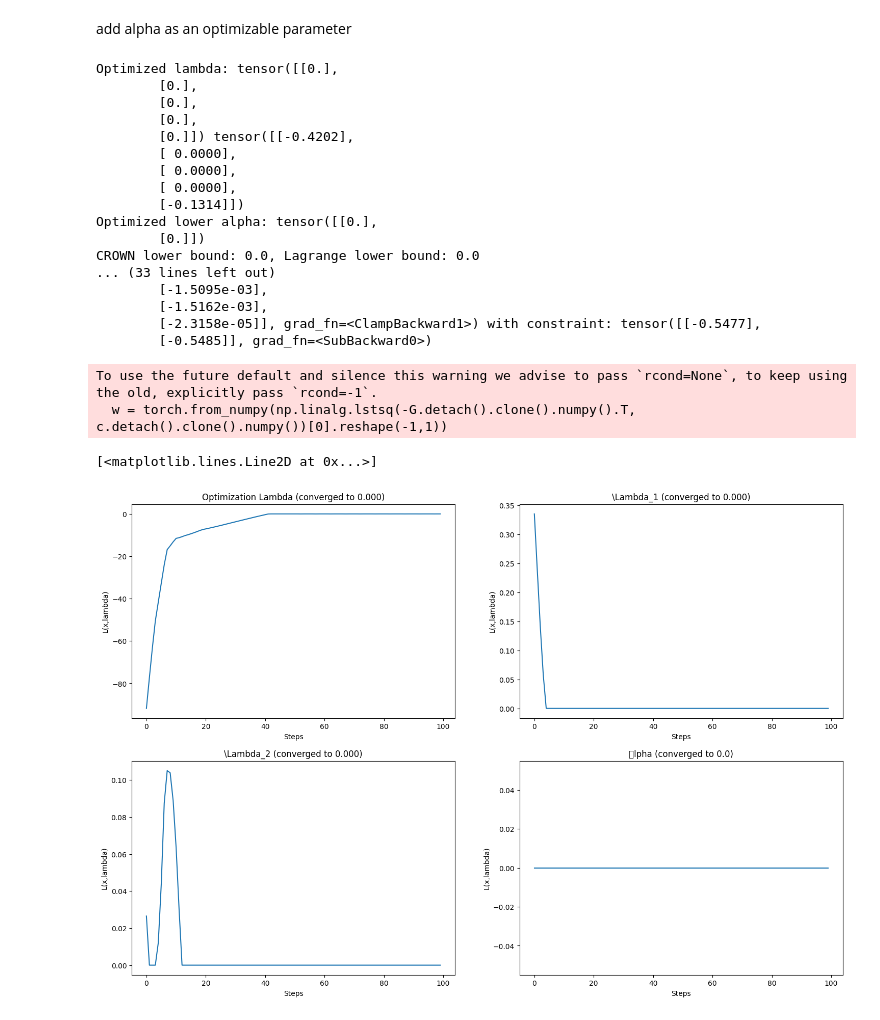
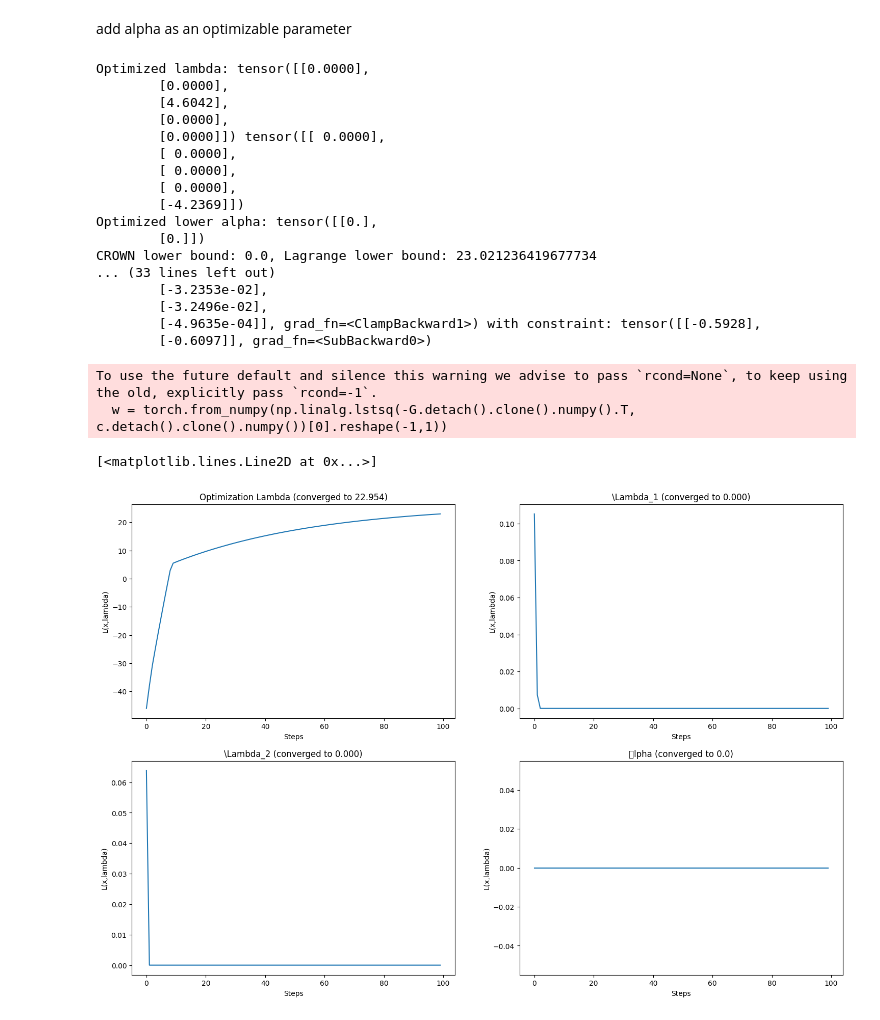
Before and after one commit to jorgejc2/CROWN-Tutorial, a Jupyter notebook: LagrangeMultiplier.ipynb, the cells around one changed output. Cells and saved outputs as stored; diff of their text form; code cells hidden in the pictures.

Commit message:
found out how to optimize lp dual with bounded constraints

```diff
--- a/LagrangeMultiplier.ipynb
+++ b/LagrangeMultiplier.ipynb
@@ -1118,9 +1118,9 @@ def obj_fn(x, d, lambda_, A, b, c, ub=False):
 
 def get_penalty(lambda_, G, c, scale=5, lb=True):
     if lb:
-        return -scale*(torch.sum(torch.abs(constraint(lambda_, G, c))) + torch.sum(torch.abs(torch.clamp(lambda_, max=0.0))))
+        return 0 #-scale*(torch.sum(torch.abs(constraint(lambda_, G, c))) )# + torch.sum(torch.abs(torch.clamp(lambda_, max=0.0))))
     else:
-        return -scale*(torch.sum(torch.abs(constraint(lambda_, G, c))) + torch.sum(torch.abs(torch.clamp(lambda_, min=0.0))))
+        return 0 #-scale*(torch.sum(torch.abs(constraint(lambda_, G, c))) )# + torch.sum(torch.abs(torch.clamp(lambda_, min=0.0))))
 
 lower_x = torch.tensor([[-5], [-5]]).float()
 upper_x = torch.tensor([[6], [6]]).float()
@@ -1195,8 +1195,8 @@ print(f"CROWN lower bound: {obj_fn(lower_x, lower_d, torch.zeros(5,1).float(), G
 print(f"CROWN upper bound: {obj_fn(upper_x, upper_d, torch.zeros(5,1).float(), G, h, upper_c).squeeze()}, Lagrange upper bound: {obj_fn(upper_x, upper_d, lambda_upper, G, h, upper_c).squeeze()}")
 
 print(f"last_lower_loss {last_lower_loss}\nlast_upper_loss{last_upper_loss}\nlast_lower_lambda{last_lower_lambda}\nlast_upper_lambda{last_upper_lambda}\nlower bound penalth{get_penalty(lambda_lower, G, lower_c, lb=True, scale=1)}\nupper bound penalty{get_penalty(lambda_upper, G, upper_c, lb=False, scale=1)}")
-assert last_lower_loss <= -7, f"Last lower loss was {last_lower_loss}"
-assert -1*last_upper_loss >= 1.090909091e+01, f"Last upper loss was {last_upper_loss}"
+# assert last_lower_loss <= -7, f"Last lower loss was {last_lower_loss}"
+# assert -1*last_upper_loss >= 1.090909091e+01, f"Last upper loss was {last_upper_loss}"
 
 p_lower_lambda = torch.clamp(project_onto_lambda(lambda_lower, G, lower_c, 0), min=0.0)
 p_upper_lambda = torch.clamp(project_onto_lambda(lambda_upper, G, upper_c, 0), max=0.0)
@@ -1281,9 +1281,9 @@ def obj_fn(x, d, lambda_, A, b, c, ub=False):
 
 def get_penalty(lambda_, G, c, scale=5, lb=True):
     if lb:
-        return -scale*(torch.sum(torch.abs(constraint(lambda_, G, c))) + torch.sum(torch.abs(torch.clamp(lambda_, max=0.0))))
+        return 0 #-scale*(torch.sum(torch.abs(constraint(lambda_, G, c))) + torch.sum(torch.abs(torch.clamp(lambda_, max=0.0))))
     else:
-        return -scale*(torch.sum(torch.abs(constraint(lambda_, G, c))) + torch.sum(torch.abs(torch.clamp(lambda_, min=0.0))))
+        return 0 #-scale*(torch.sum(torch.abs(constraint(lambda_, G, c))) + torch.sum(torch.abs(torch.clamp(lambda_, min=0.0))))
 
 lower_x = torch.tensor([[-5], [-5]]).float()
 upper_x = torch.tensor([[6], [6]]).float()
@@ -1362,7 +1362,7 @@ print(f"CROWN upper bound: {obj_fn(upper_x, upper_d, torch.zeros(5,1).float(), G
 
 print(f"last_lower_loss {last_lower_loss}\nlast_upper_loss{last_upper_loss}\nlast_lower_lambda{last_lower_lambda}\nlast_upper_lambda{last_upper_lambda}\nlower bound penalth{get_penalty(lambda_lower, G, lower_c, lb=True, scale=1)}\nupper bound penalty{get_penalty(lambda_upper, G, upper_c, lb=False, scale=1)}")
 # assert last_lower_loss <= -7, f"Last lower loss was {last_lower_loss}"
-assert -1*last_upper_loss >= 1.090909091e+01, f"Last upper loss was {last_upper_loss}"
+# assert -1*last_upper_loss >= 1.090909091e+01, f"Last upper loss was {last_upper_loss}"
 
 p_lower_lambda = torch.clamp(project_onto_lambda(lambda_lower, G, lower_c, 0), min=0.0)
 p_upper_lambda = torch.clamp(project_onto_lambda(lambda_upper, G, upper_c, 0), max=0.0)
@@ -1376,42 +1376,42 @@ plt.xlabel("Steps")
 plt.ylabel("L(x,lambda)")
 plt.plot(loss_graph[0,:], loss_graph[1,:])
 
 plt.subplot(2,2,2)
 plt.title(f"\Lambda_1 (converged to {lambda_vals[1,-1]:.3f})")
 plt.xlabel("Steps")
 plt.ylabel("L(x,lambda)")
 plt.plot(loss_graph[0,:], lambda_vals[1,:])
 
 plt.subplot(2,2,3)
 plt.title(f"\Lambda_2 (converged to {lambda_vals[2,-1]:.3f})")
 plt.xlabel("Steps")
 plt.ylabel("L(x,lambda)")
 plt.plot(loss_graph[0,:], lambda_vals[2,:])
 
 plt.subplot(2,2,4)
 plt.title(f"\alpha (converged to {lambda_vals[3,-1]:1.1f})")
 plt.xlabel("Steps")
 plt.ylabel("L(x,lambda)")
 plt.plot(loss_graph[0,:], lambda_vals[3,:])
 # %% [output]
-Optimized lambda: tensor([[0.],
-        [0.],
-        [0.],
-        [0.],
-        [0.]]) tensor([[-0.4202],
+Optimized lambda: tensor([[0.0000],
+        [0.0000],
+        [4.6042],
+        [0.0000],
+        [0.0000]]) tensor([[ 0.0000],
         [ 0.0000],
         [ 0.0000],
         [ 0.0000],
-        [-0.1314]])
+        [-4.2369]])
 Optimized lower alpha: tensor([[0.],
         [0.]])
-CROWN lower bound: 0.0, Lagrange lower bound: 0.0
+CROWN lower bound: 0.0, Lagrange lower bound: 23.021236419677734
 ... (33 lines left out)
-        [-1.5095e-03],
-        [-1.5162e-03],
-        [-2.3158e-05]], grad_fn=<ClampBackward1>) with constraint: tensor([[-0.5477],
-        [-0.5485]], grad_fn=<SubBackward0>)
+        [-3.2353e-02],
+        [-3.2496e-02],
+        [-4.9635e-04]], grad_fn=<ClampBackward1>) with constraint: tensor([[-0.5928],
+        [-0.6097]], grad_fn=<SubBackward0>)
 To use the future default and silence this warning we advise to pass `rcond=None`, to keep using the old, explicitly pass `rcond=-1`.
   w = torch.from_numpy(np.linalg.lstsq(-G.detach().clone().numpy().T, c.detach().clone().numpy())[0].reshape(-1,1))
 [<matplotlib.lines.Line2D at 0x...>]
-[figure, old version]
+[figure, new version]
```
Also changed, not shown: parts of 1 cell of this notebook, 1 other file.
